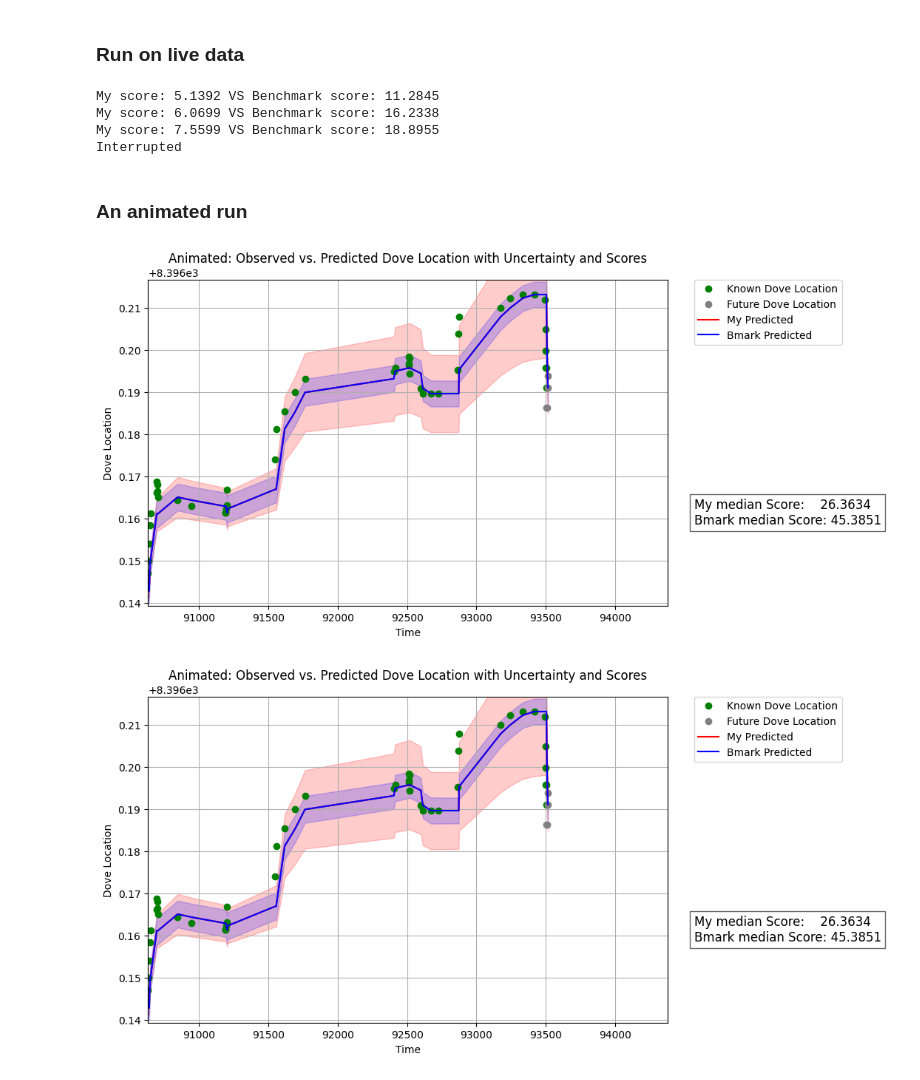
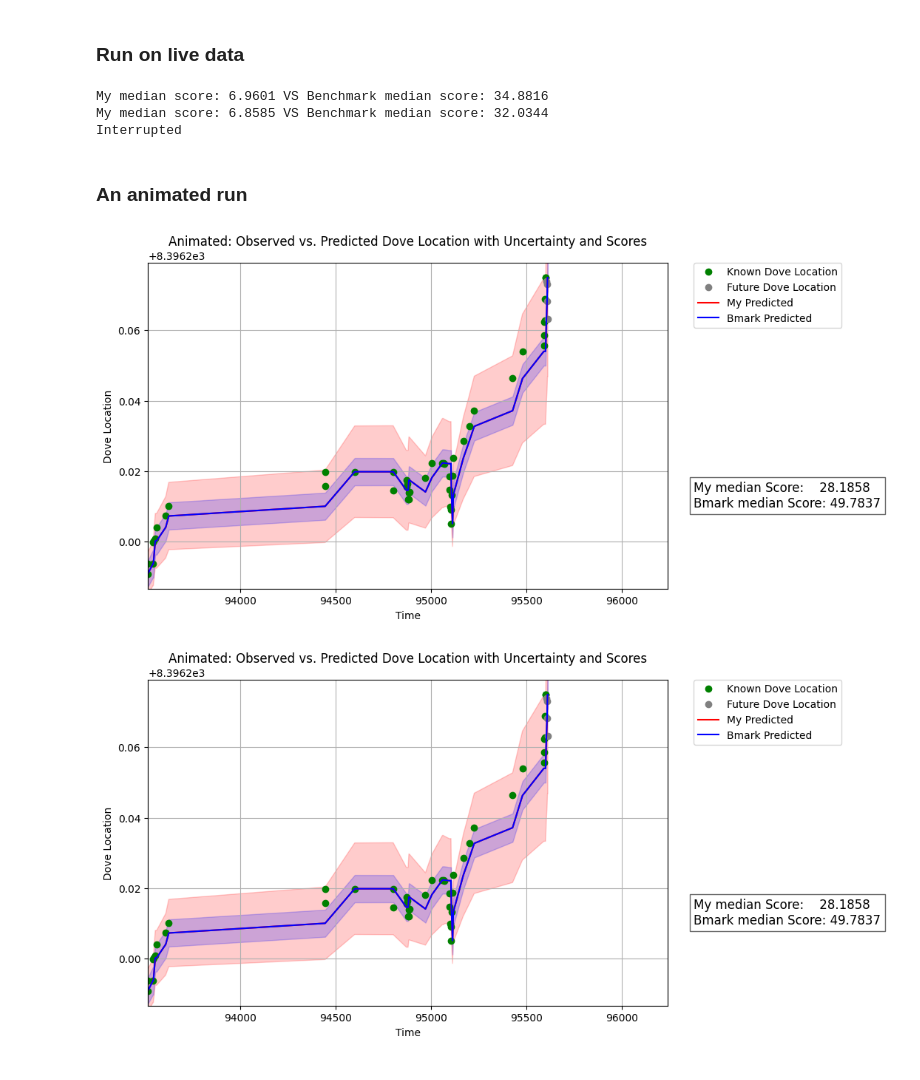
Before and after one commit to microprediction/birdgame, a Jupyter notebook: birdgame/examples/quickstarters/quantile_regression_river.ipynb, the cells around one changed output. Cells and saved outputs as stored; diff of their text form; code cells hidden in the pictures.

```diff
--- a/birdgame/examples/quickstarters/quantile_regression_river.ipynb
+++ b/birdgame/examples/quickstarters/quantile_regression_river.ipynb
@@ -93,7 +88,6 @@ for lr in [0.05, 0.01]:
 [figure]
 [figure]
 # %%
-from birdgame.trackers.trackerbase import TrackerBase
 import numpy as np
 from river import linear_model, optim
 from river import preprocessing
@@ -106,11 +100,11 @@ class QuantileRegressionRiverTracker(TrackerBase):
     Parameters
     ----------
     horizon : int
-        The "look-ahead" in time after which the recorded data becomes valid for updating.
+        The number of time steps into the future that predictions should be made for.
     """
 
-    def __init__(self, horizon=10):
-        super().__init__(horizon)
+    def __init__(self):
+        super().__init__(Constants.HORIZON)
         self.current_x = None
         self.miss_count = 0
 
@@ -133,11 +127,7 @@ class QuantileRegressionRiverTracker(TrackerBase):
 
     def tick(self, payload):
         """
-        Ingest a new record (payload), store it internally and update the
-        estimated Gaussian mixture model.
-
-        The core distribution captures regular variance, while the tail distribution
-        captures extreme deviations.
+        Ingest a new record (payload), store it internally and update the model.
 
         Parameters
         ----------
@@ -251,39 +241,30 @@ My score: 18.6772 VS Benchmark score: 26.2621
 # %% [markdown]
 ### Run on live data
 # %%
-# Parameters
-class Constants:
-    HORIZON = 10
-
 # Initialize Tracker
-tracker = QuantileRegressionRiverTracker(horizon=Constants.HORIZON)
+tracker = QuantileRegressionRiverTracker()
 
 # Run on live data
 tracker.test_run(live=True)
 # Interrupt cell to stop run
 # %% [output]
-My score: 5.1392 VS Benchmark score: 11.2845
-My score: 6.0699 VS Benchmark score: 16.2338
-My score: 7.5599 VS Benchmark score: 18.8955
+My median score: 6.9601 VS Benchmark median score: 34.8816
+My median score: 6.8585 VS Benchmark median score: 32.0344
 Interrupted
 # %% [markdown]
 ### An animated run
 # %%
 %matplotlib inline
 from IPython.display import HTML
 
-# Parameters
-class Constants:
-    HORIZON = 10
-
 # Initialize Tracker
-tracker = QuantileRegressionRiverTracker(horizon=Constants.HORIZON)
+tracker = QuantileRegressionRiverTracker()
 
 # Run on live data
 animated = tracker.test_run_animated(live=False, from_notebook=True)
 
 # Display animation in notebook
 HTML(animated.to_jshtml())
 # %% [output]
-[figure, old version]
+[figure, new version]
-[figure, old version]
+[figure, new version]
```
Also changed, not shown: parts of 4 cells of this notebook, 9 other files.
